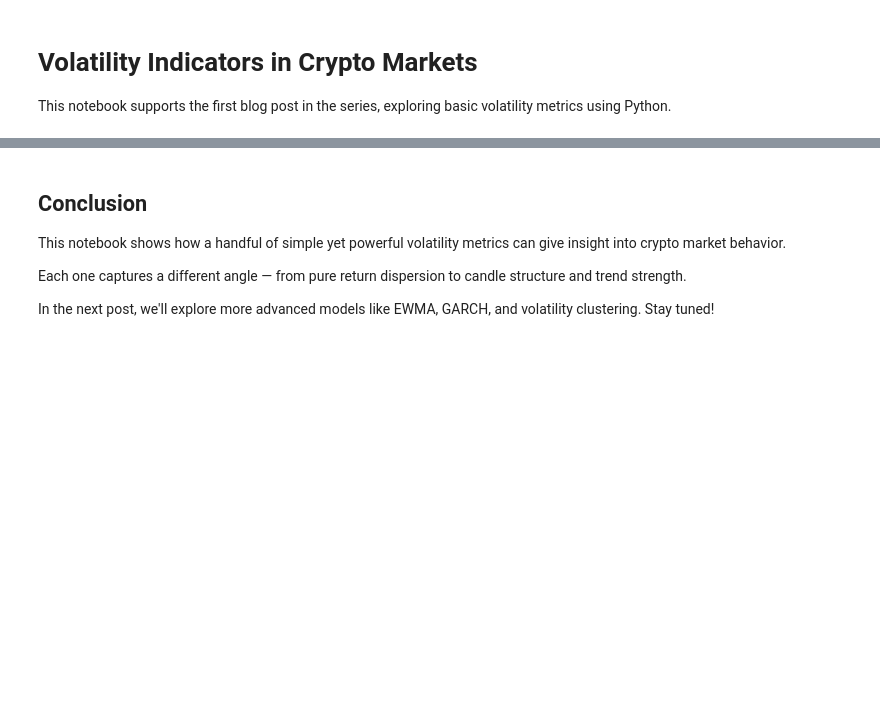
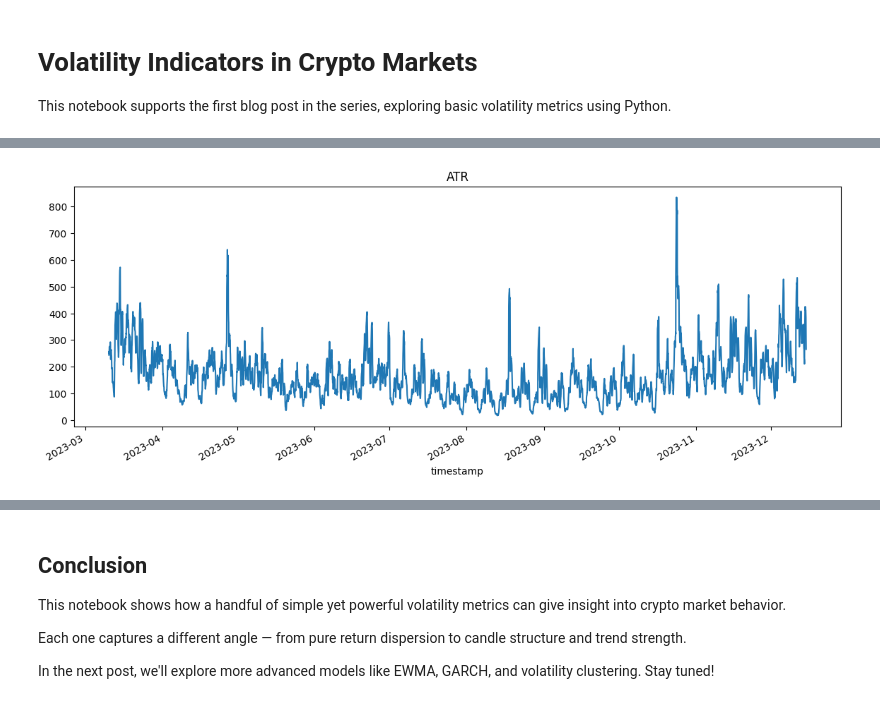
Before and after one commit to aguumg/Volatility-Calculators, a Jupyter notebook: notebooks/01_intro_volatility_metrics.ipynb, the cells around one changed output, grey strips where cells are left out. Saved outputs shown, nothing was run; the diff lists cells and outputs as text; code cells hidden in the pictures; blank space fills up the shorter version.

```diff
--- a/notebooks/01_intro_volatility_metrics.ipynb
+++ b/notebooks/01_intro_volatility_metrics.ipynb
@@ -61,3 +82,9 @@ plt.show()
+# %%
+df["ATR"].plot(figsize=(14,5), title="ATR")
+# plt.axhline(1, color="red", linestyle="--", alpha=0.5)
+plt.show()
+# %% [output]
+[figure, added]
 # %%
 df["EfficiencyRatio"].plot(figsize=(14,5), title="Efficiency Ratio (Trend Strength)")
 plt.axhline(1, color="red", linestyle="--", alpha=0.5)
```
Also changed, not shown: parts of 8 cells of this notebook, 3 other files.
